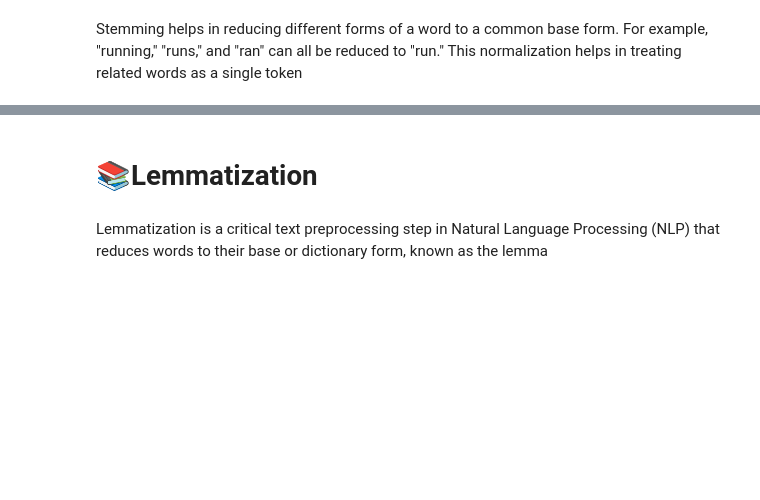
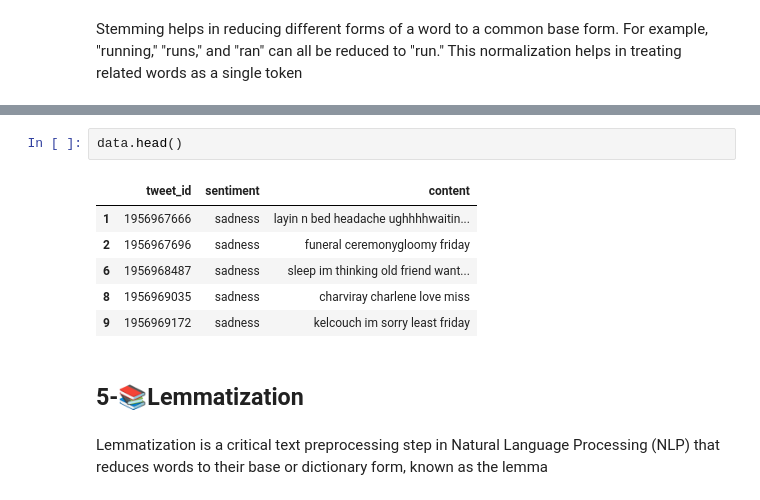
Before and after one commit to dr-mushtaq/Projects, a Jupyter notebook: Tokenization_stemming_lemmatization_stopword_postagging.ipynb, the cells around one changed output, grey strips where cells are left out. Cells and saved outputs as stored; diff of their text form; blank space fills up the shorter version.

```diff
--- a/Tokenization_stemming_lemmatization_stopword_postagging.ipynb
+++ b/Tokenization_stemming_lemmatization_stopword_postagging.ipynb
@@ -347,5 +385,14 @@ need to final the demo corpu which will be use for thi notebook should be done s
+# %%
+data.head()
+# %% [output]
+|  | tweet_id | sentiment | content |
+| 1 | 1956967666 | sadness | layin n bed headache ughhhhwaitin... |
+| 2 | 1956967696 | sadness | funeral ceremonygloomy friday |
+| 6 | 1956968487 | sadness | sleep im thinking old friend want... |
+| 8 | 1956969035 | sadness | charviray charlene love miss |
+| 9 | 1956969172 | sadness | kelcouch im sorry least friday |
 # %% [markdown]
-# **📚Lemmatization**
+## **5-📚Lemmatization**
 # %% [markdown]
 Lemmatization is a critical text preprocessing step in Natural Language Processing (NLP) that reduces words to their base or dictionary form, known as the lemma
 # %%
```
Also changed, not shown: parts of 5 cells of this notebook.
